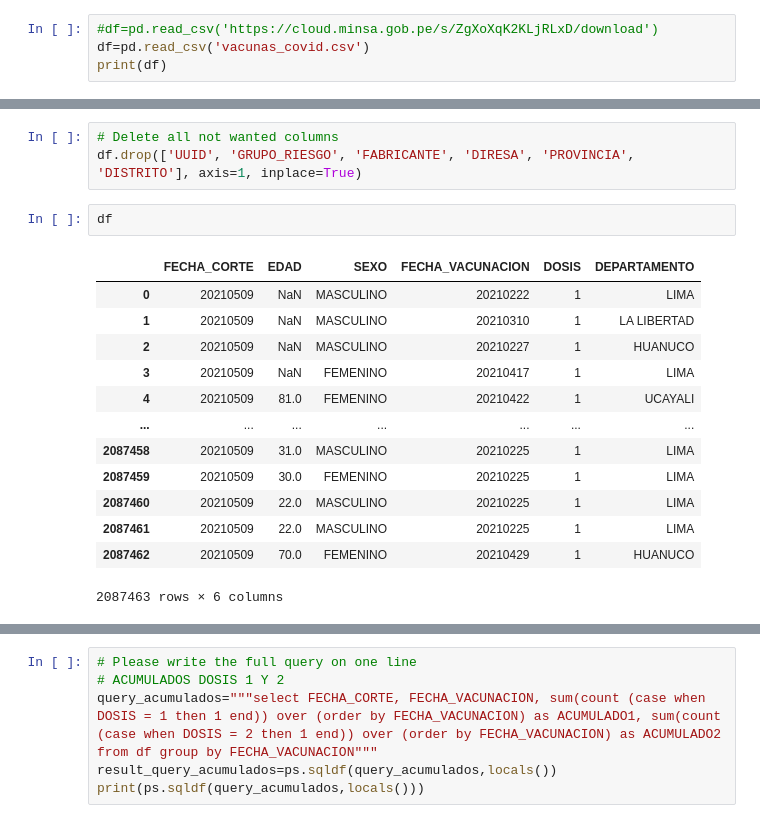
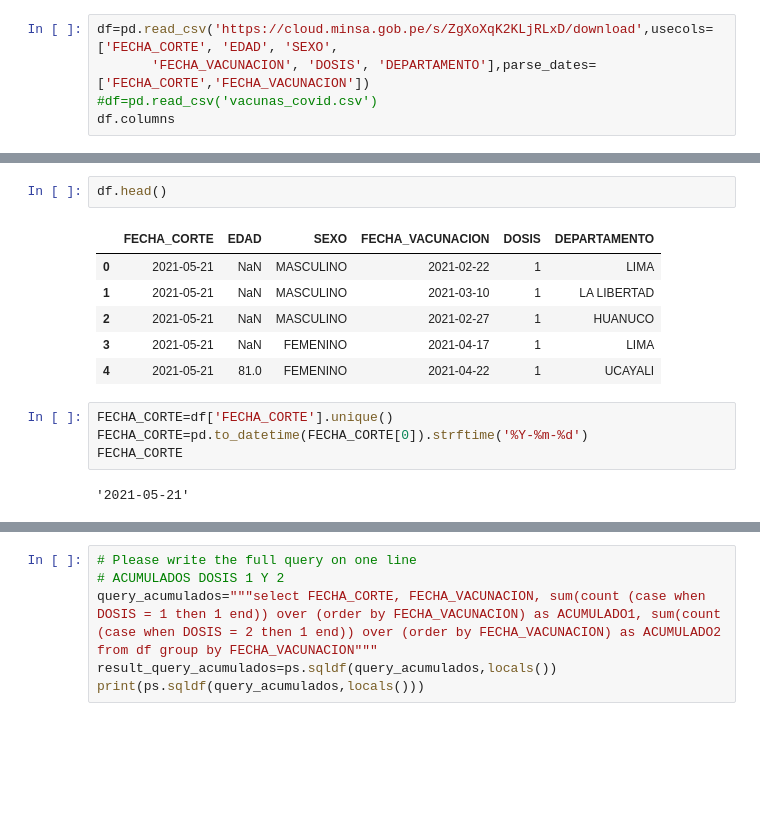
Before and after one commit to annaabsi/git-scraper-vacunacion, a Jupyter notebook: notebooks/scraper.ipynb, the cells around one changed output, grey strips where cells are left out. Cells and saved outputs as stored; diff of their text form; blank space fills up the shorter version.

```diff
--- a/notebooks/scraper.ipynb
+++ b/notebooks/scraper.ipynb
@@ -4,5 +3,6 @@ import pandasql as ps
 # %%
-#df=pd.read_csv('https://cloud.minsa.gob.pe/s/ZgXoXqK2KLjRLxD/download')
-df=pd.read_csv('vacunas_covid.csv')
-print(df)
+df=pd.read_csv('https://cloud.minsa.gob.pe/s/ZgXoXqK2KLjRLxD/download',usecols=['FECHA_CORTE', 'EDAD', 'SEXO',
+       'FECHA_VACUNACION', 'DOSIS', 'DEPARTAMENTO'],parse_dates=['FECHA_CORTE','FECHA_VACUNACION'])
+#df=pd.read_csv('vacunas_covid.csv')
+df.columns
 # %% [output]
@@ -26,19 +12,15 @@ print(df)
-# %%
-# Delete all not wanted columns
-df.drop(['UUID', 'GRUPO_RIESGO', 'FABRICANTE', 'DIRESA', 'PROVINCIA', 'DISTRITO'], axis=1, inplace=True)
 # %%
-df
+df.head()
 # %% [output]
 |  | FECHA_CORTE | EDAD | SEXO | FECHA_VACUNACION | DOSIS | DEPARTAMENTO |
-| 0 | 20210509 | NaN | MASCULINO | 20210222 | 1 | LIMA |
-| 1 | 20210509 | NaN | MASCULINO | 20210310 | 1 | LA LIBERTAD |
-| 2 | 20210509 | NaN | MASCULINO | 20210227 | 1 | HUANUCO |
-| 3 | 20210509 | NaN | FEMENINO | 20210417 | 1 | LIMA |
-| 4 | 20210509 | 81.0 | FEMENINO | 20210422 | 1 | UCAYALI |
-| ... | ... | ... | ... | ... | ... | ... |
-| 2087458 | 20210509 | 31.0 | MASCULINO | 20210225 | 1 | LIMA |
-| 2087459 | 20210509 | 30.0 | FEMENINO | 20210225 | 1 | LIMA |
-| 2087460 | 20210509 | 22.0 | MASCULINO | 20210225 | 1 | LIMA |
-| 2087461 | 20210509 | 22.0 | MASCULINO | 20210225 | 1 | LIMA |
-| 2087462 | 20210509 | 70.0 | FEMENINO | 20210429 | 1 | HUANUCO |
+| 0 | 2021-05-21 | NaN | MASCULINO | 2021-02-22 | 1 | LIMA |
+| 1 | 2021-05-21 | NaN | MASCULINO | 2021-03-10 | 1 | LA LIBERTAD |
+| 2 | 2021-05-21 | NaN | MASCULINO | 2021-02-27 | 1 | HUANUCO |
+| 3 | 2021-05-21 | NaN | FEMENINO | 2021-04-17 | 1 | LIMA |
+| 4 | 2021-05-21 | 81.0 | FEMENINO | 2021-04-22 | 1 | UCAYALI |
-2087463 rows × 6 columns
+# %%
+FECHA_CORTE=df['FECHA_CORTE'].unique()
+FECHA_CORTE=pd.to_datetime(FECHA_CORTE[0]).strftime('%Y-%m-%d')
+FECHA_CORTE
+# %% [output]
+'2021-05-21'
```
Also changed, not shown: parts of 10 cells of this notebook.
